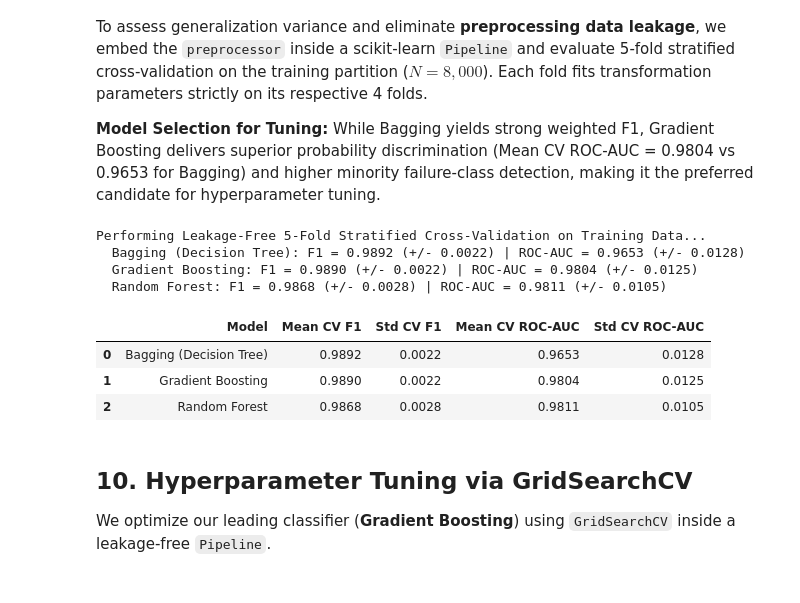
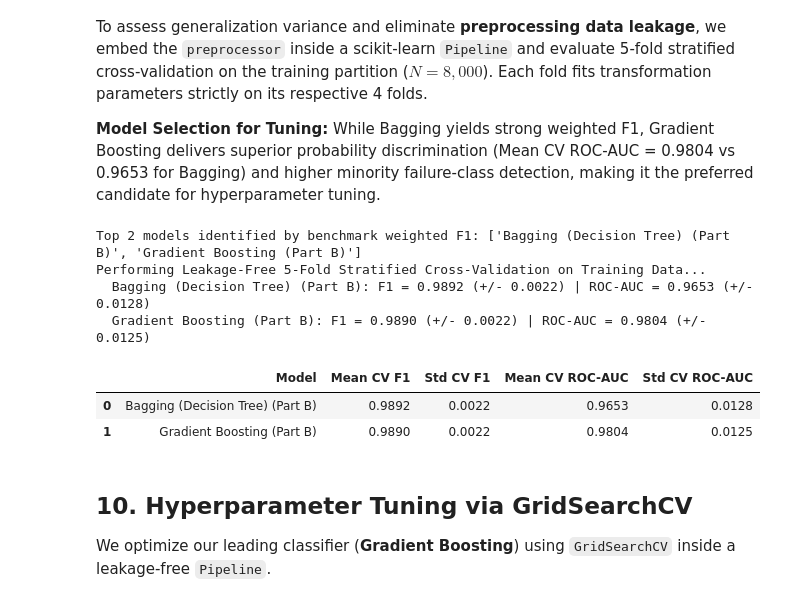
Before and after one commit to NeverCodedL/AI-Industrial-Machine-Failure-Prediction, a Jupyter notebook: notebooks/classification.ipynb, the cells around one changed output. Drawn from its saved outputs; the diff is of its cells as text; code cells hidden in the pictures.

Commit message:
fix(classification): dynamic top-2 cross-validation and rigorous compliance audit

```diff
--- a/notebooks/classification.ipynb
+++ b/notebooks/classification.ipynb
@@ -343,45 +344,49 @@ To assess generalization variance and eliminate **preprocessing data leakage**,
 
 **Model Selection for Tuning:** While Bagging yields strong weighted F1, Gradient Boosting delivers superior probability discrimination (Mean CV ROC-AUC = 0.9804 vs 0.9653 for Bagging) and higher minority failure-class detection, making it the preferred candidate for hyperparameter tuning.
 # %%
+# Identify top 2 models dynamically from the consolidated benchmark table (ranked by weighted F1)
+top2_benchmark_records = df_comparison.iloc[:2]
+top2_names = top2_benchmark_records['Model'].tolist()
+print(f"Top 2 models identified by benchmark weighted F1: {top2_names}")
+
+# Create fresh unfitted pipeline clones for the top 2 models
 top_models = {
-    "Bagging (Decision Tree)": BaggingClassifier(estimator=DecisionTreeClassifier(random_state=RANDOM_STATE), n_estimators=50, random_state=RANDOM_STATE),
-    "Gradient Boosting": GradientBoostingClassifier(n_estimators=100, learning_rate=0.1, max_depth=3, random_state=RANDOM_STATE),
-    "Random Forest": RandomForestClassifier(n_estimators=100, max_depth=8, random_state=RANDOM_STATE)
+    top2_names[0]: clone(classifiers_10[top2_names[0]]),
+    top2_names[1]: clone(classifiers_10[top2_names[1]])
 }
 
 cv_strategy = StratifiedKFold(n_splits=5, shuffle=True, random_state=RANDOM_STATE)
 cv_records = []
 
 print("Performing Leakage-Free 5-Fold Stratified Cross-Validation on Training Data...")
 for m_name, model_inst in top_models.items():
     pipe = Pipeline([
         ("preprocessor", preprocessor),
         ("clf", model_inst)
     ])
 
     cv_scores_f1 = cross_val_score(pipe, X_train, y_train, cv=cv_strategy, scoring="f1_weighted", n_jobs=-1)
     cv_scores_roc = cross_val_score(pipe, X_train, y_train, cv=cv_strategy, scoring="roc_auc", n_jobs=-1)
 
     cv_records.append({
         "Model": m_name,
         "Mean CV F1": round(cv_scores_f1.mean(), 4),
         "Std CV F1": round(cv_scores_f1.std(), 4),
         "Mean CV ROC-AUC": round(cv_scores_roc.mean(), 4),
         "Std CV ROC-AUC": round(cv_scores_roc.std(), 4)
     })
     print(f"  {m_name}: F1 = {cv_scores_f1.mean():.4f} (+/- {cv_scores_f1.std():.4f}) | ROC-AUC = {cv_scores_roc.mean():.4f} (+/- {cv_scores_roc.std():.4f})")
 
 df_cv = pd.DataFrame(cv_records)
 display(df_cv)
 # %% [output]
+Top 2 models identified by benchmark weighted F1: ['Bagging (Decision Tree) (Part B)', 'Gradient Boosting (Part B)']
 Performing Leakage-Free 5-Fold Stratified Cross-Validation on Training Data...
-  Bagging (Decision Tree): F1 = 0.9892 (+/- 0.0022) | ROC-AUC = 0.9653 (+/- 0.0128)
-  Gradient Boosting: F1 = 0.9890 (+/- 0.0022) | ROC-AUC = 0.9804 (+/- 0.0125)
-  Random Forest: F1 = 0.9868 (+/- 0.0028) | ROC-AUC = 0.9811 (+/- 0.0105)
+  Bagging (Decision Tree) (Part B): F1 = 0.9892 (+/- 0.0022) | ROC-AUC = 0.9653 (+/- 0.0128)
+  Gradient Boosting (Part B): F1 = 0.9890 (+/- 0.0022) | ROC-AUC = 0.9804 (+/- 0.0125)
 |  | Model | Mean CV F1 | Std CV F1 | Mean CV ROC-AUC | Std CV ROC-AUC |
-| 0 | Bagging (Decision Tree) | 0.9892 | 0.0022 | 0.9653 | 0.0128 |
-| 1 | Gradient Boosting | 0.9890 | 0.0022 | 0.9804 | 0.0125 |
-| 2 | Random Forest | 0.9868 | 0.0028 | 0.9811 | 0.0105 |
+| 0 | Bagging (Decision Tree) (Part B) | 0.9892 | 0.0022 | 0.9653 | 0.0128 |
+| 1 | Gradient Boosting (Part B) | 0.9890 | 0.0022 | 0.9804 | 0.0125 |
 # %% [markdown]
 ## 10. Hyperparameter Tuning via GridSearchCV
 We optimize our leading classifier (**Gradient Boosting**) using `GridSearchCV` inside a leakage-free `Pipeline`.
```
Also changed, not shown: parts of 2 cells of this notebook.
